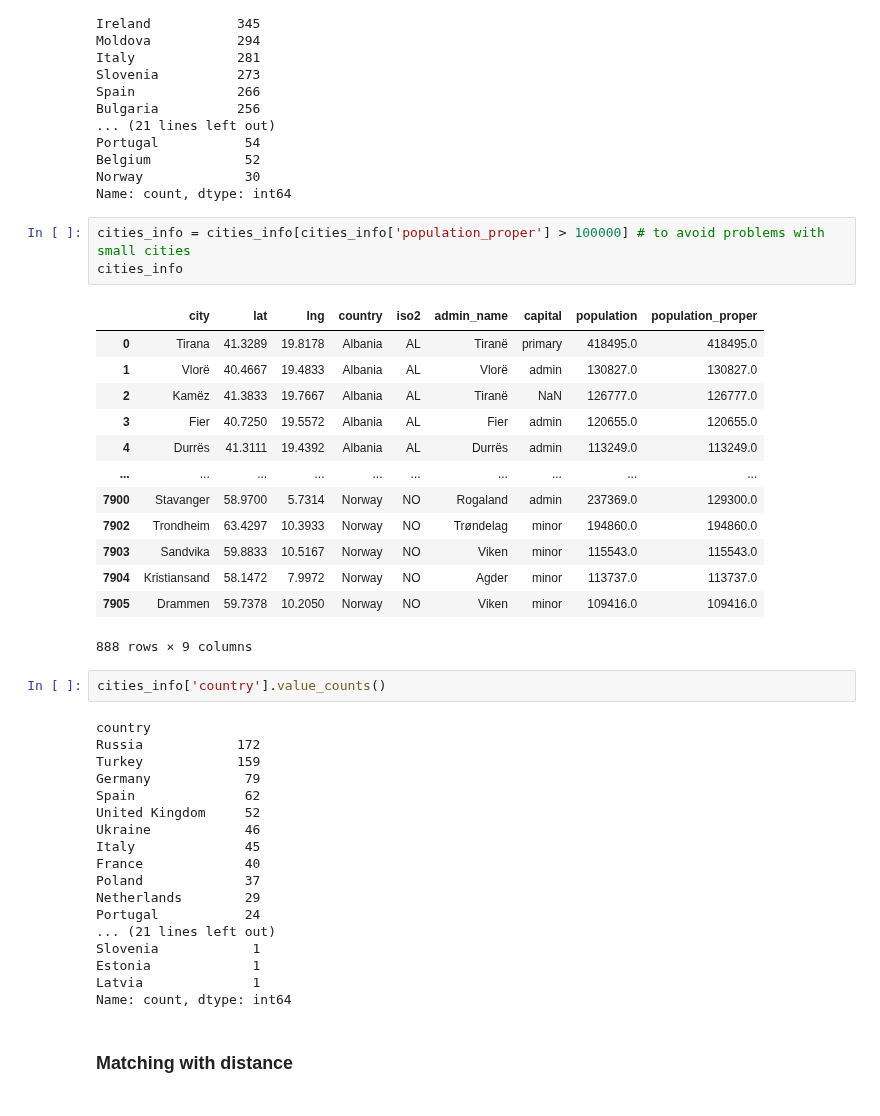
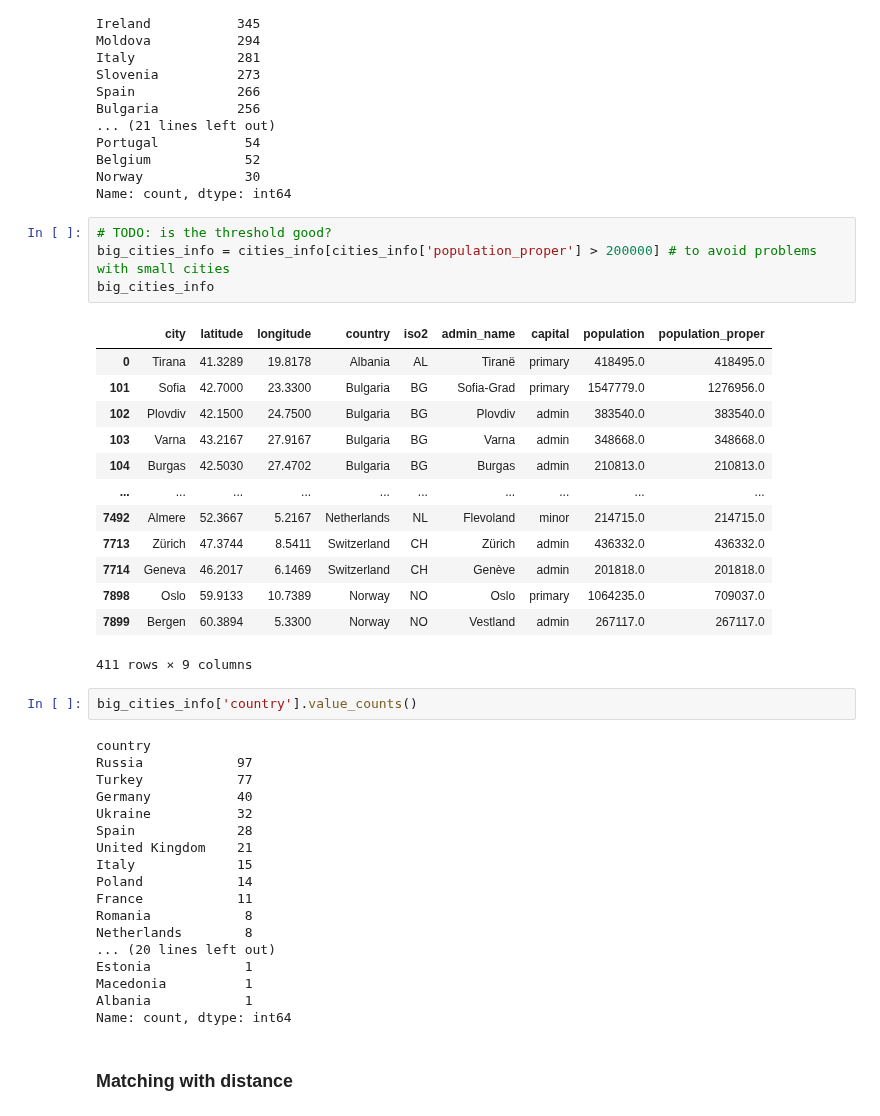
Before and after one commit to RabDou44/DOPP_group18, a Jupyter notebook: final notebook/comparing_train_airport_cities.ipynb, the cells around one changed output. Saved outputs shown, nothing was run; the diff lists cells and outputs as text.

Commit message:
nearest cities

```diff
--- a/final notebook/comparing_train_airport_cities.ipynb
+++ b/final notebook/comparing_train_airport_cities.ipynb
@@ -680,41 +676,42 @@ Belgium            52
 Norway             30
 Name: count, dtype: int64
 # %%
-cities_info = cities_info[cities_info['population_proper'] > 100000] # to avoid problems with small cities
-cities_info
+# TODO: is the threshold good?
+big_cities_info = cities_info[cities_info['population_proper'] > 200000] # to avoid problems with small cities
+big_cities_info
 # %% [output]
-|  | city | lat | lng | country | iso2 | admin_name | capital | population | population_proper |
+|  | city | latitude | longitude | country | iso2 | admin_name | capital | population | population_proper |
 | 0 | Tirana | 41.3289 | 19.8178 | Albania | AL | Tiranë | primary | 418495.0 | 418495.0 |
-| 1 | Vlorë | 40.4667 | 19.4833 | Albania | AL | Vlorë | admin | 130827.0 | 130827.0 |
-| 2 | Kamëz | 41.3833 | 19.7667 | Albania | AL | Tiranë | NaN | 126777.0 | 126777.0 |
-| 3 | Fier | 40.7250 | 19.5572 | Albania | AL | Fier | admin | 120655.0 | 120655.0 |
-| 4 | Durrës | 41.3111 | 19.4392 | Albania | AL | Durrës | admin | 113249.0 | 113249.0 |
+| 101 | Sofia | 42.7000 | 23.3300 | Bulgaria | BG | Sofia-Grad | primary | 1547779.0 | 1276956.0 |
+| 102 | Plovdiv | 42.1500 | 24.7500 | Bulgaria | BG | Plovdiv | admin | 383540.0 | 383540.0 |
+| 103 | Varna | 43.2167 | 27.9167 | Bulgaria | BG | Varna | admin | 348668.0 | 348668.0 |
+| 104 | Burgas | 42.5030 | 27.4702 | Bulgaria | BG | Burgas | admin | 210813.0 | 210813.0 |
 | ... | ... | ... | ... | ... | ... | ... | ... | ... | ... |
-| 7900 | Stavanger | 58.9700 | 5.7314 | Norway | NO | Rogaland | admin | 237369.0 | 129300.0 |
-| 7902 | Trondheim | 63.4297 | 10.3933 | Norway | NO | Trøndelag | minor | 194860.0 | 194860.0 |
-| 7903 | Sandvika | 59.8833 | 10.5167 | Norway | NO | Viken | minor | 115543.0 | 115543.0 |
-| 7904 | Kristiansand | 58.1472 | 7.9972 | Norway | NO | Agder | minor | 113737.0 | 113737.0 |
-| 7905 | Drammen | 59.7378 | 10.2050 | Norway | NO | Viken | minor | 109416.0 | 109416.0 |
+| 7492 | Almere | 52.3667 | 5.2167 | Netherlands | NL | Flevoland | minor | 214715.0 | 214715.0 |
+| 7713 | Zürich | 47.3744 | 8.5411 | Switzerland | CH | Zürich | admin | 436332.0 | 436332.0 |
+| 7714 | Geneva | 46.2017 | 6.1469 | Switzerland | CH | Genève | admin | 201818.0 | 201818.0 |
+| 7898 | Oslo | 59.9133 | 10.7389 | Norway | NO | Oslo | primary | 1064235.0 | 709037.0 |
+| 7899 | Bergen | 60.3894 | 5.3300 | Norway | NO | Vestland | admin | 267117.0 | 267117.0 |
-888 rows × 9 columns
+411 rows × 9 columns
 # %%
-cities_info['country'].value_counts()
+big_cities_info['country'].value_counts()
 # %% [output]
 country
-Russia            172
-Turkey            159
-Germany            79
-Spain              62
-United Kingdom     52
-Ukraine            46
-Italy              45
-France             40
-Poland             37
-Netherlands        29
-Portugal           24
-... (21 lines left out)
-Slovenia            1
-Estonia             1
-Latvia              1
+Russia            97
+Turkey            77
+Germany           40
+Ukraine           32
+Spain             28
+United Kingdom    21
+Italy             15
+Poland            14
+France            11
+Romania            8
+Netherlands        8
+... (20 lines left out)
+Estonia            1
+Macedonia          1
+Albania            1
 Name: count, dtype: int64
 # %% [markdown]
 ### Matching with distance
```
Also changed, not shown: parts of 7 cells of this notebook, 1 other file.
